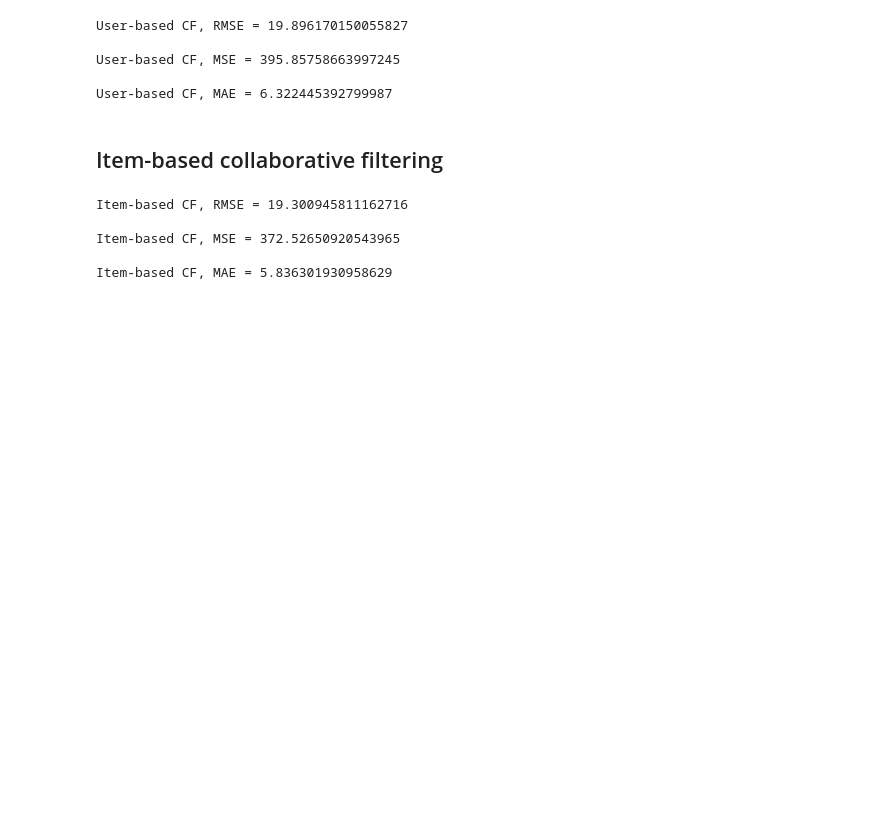
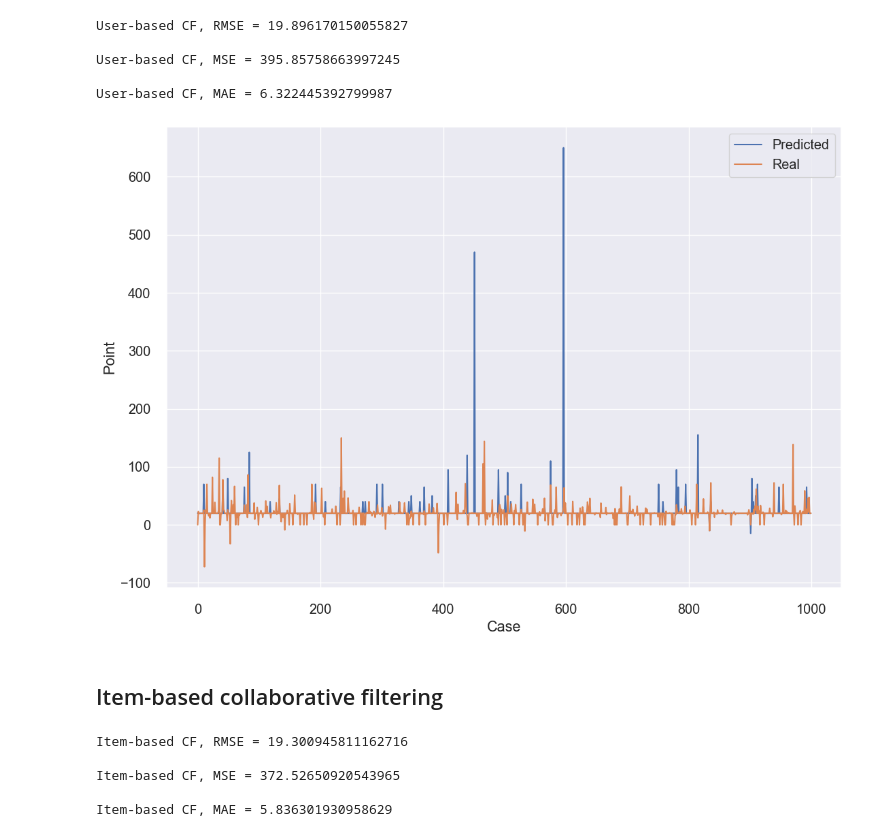
Before and after one commit to hunghuy201280/real-estate-recommendation, a Jupyter notebook: models/code.ipynb, the cells around one changed output. Saved outputs shown, nothing was run; the diff lists cells and outputs as text; code cells hidden in the pictures; blank space fills up the shorter version.

```diff
--- a/models/code.ipynb
+++ b/models/code.ipynb
@@ -820,7 +819,7 @@ def eval_cf(cf_model,test_set,item_based=False):
     MSE=mean_squared_error(
             pred_points,real_points)
     MAE=mean_absolute_error(pred_points,real_points)
-    return  RMSE, MSE,MAE
+    return  RMSE, MSE,MAE,real_points,pred_points
 # %%
 def get_top_items(cf_model,user_id,n_top_items=7,item_based=False):
     pred_points=np.array([],dtype="float64")
@@ -862,5 +851,5 @@ Name: item_id, dtype: object
 # %%
-RMSE,MSE,MAE=eval_cf(user_based_cf,points_test)
+RMSE,MSE,MAE,ub_pred_points,ub_real_points=eval_cf(user_based_cf,points_test)
 print(f"User-based CF, RMSE = {RMSE}\n")
 print(f"User-based CF, MSE = {MSE}\n")
 print(f"User-based CF, MAE = {MAE}\n")
@@ -870,6 +859,10 @@ User-based CF, RMSE = 19.896170150055827
 User-based CF, MSE = 395.85758663997245
 
 User-based CF, MAE = 6.322445392799987
+# %%
+visualize_differences(pred_points=ub_pred_points,real_points=ub_real_points)
+# %% [output]
+[figure, added]
 # %% [markdown]
 ## Item-based collaborative filtering
 # %%
```
Also changed, not shown: parts of 17 cells of this notebook.
